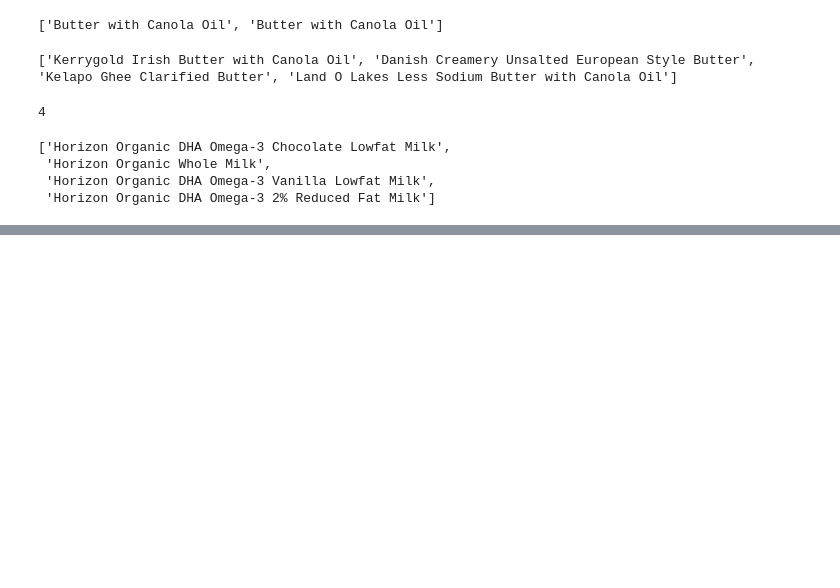
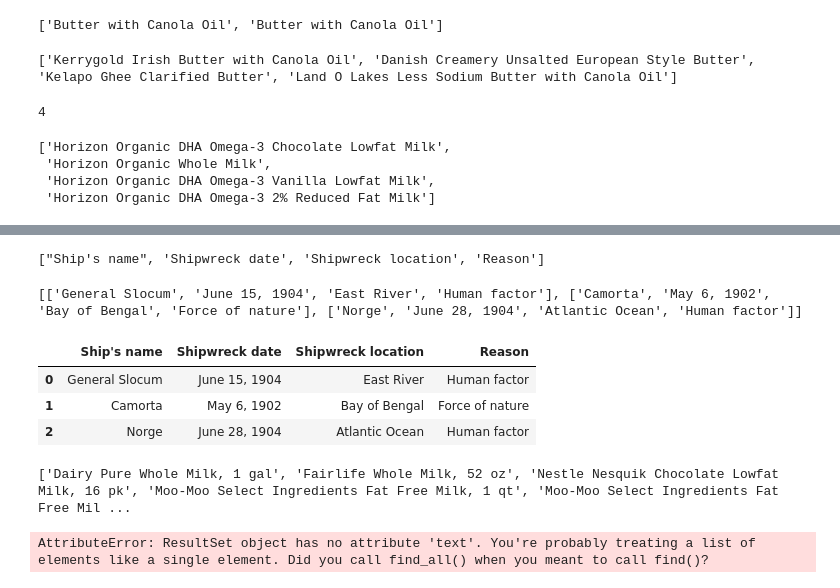
Before and after one commit to Alumasa/data_science_practicum, a Jupyter notebook: Retrieving Data from Online Resources.ipynb, the cells around one changed output, grey strips where cells are left out. Saved outputs shown, nothing was run; the diff lists cells and outputs as text; code cells hidden in the pictures; blank space fills up the shorter version.

Commit message:
HTML Parsing with Beautiful Soup

```diff
--- a/Retrieving Data from Online Resources.ipynb
+++ b/Retrieving Data from Online Resources.ipynb
@@ -240,0 +268,2 @@ found_products = re.findall('Horizon[ A-z\d\-%]*', req_text)
+# %%
+soup=BeautifulSoup(req.text, 'lxml')
@@ -240,0 +302,5 @@ found_products = re.findall('Horizon[ A-z\d\-%]*', req_text)
+# %%
+table = soup.find('table',attrs={"id": "ten_years_first"})
+# applying find method to table tag
+# specifying the attribute of the first table: ten_years_first
+print(table)
@@ -240,0 +325,31 @@ found_products = re.findall('Horizon[ A-z\d\-%]*', req_text)
+# %%
+heading_table = [] # List where the names of the columns will be stored
+for row in table.find_all('th'): # The names of the columns are inside <th> elements,
+# so we'll find all <th> elements in the table and run them through in a loop
+        heading_table.append(row.text) # Add the content from the <th> tag to the heading_table list using append()
+print(heading_table)
+# %% [output]
+["Ship's name", 'Shipwreck date', 'Shipwreck location', 'Reason']
+# %%
+content=[] # list where the table data will be stored
+for row in table.find_all('tr'):
+# Each row is wrapped in a <tr> tag, we need to loop through all the rows
+    if not row.find_all('th'):
+# We need this condition to ignore the first row of the table, with headings
+            content.append([element.text for element in row.find_all('td')])
+            # Within each row the cell content is wrapped in <td> </td> tags
+            # We need to loop through all <td> elements, extract the content from the cells, and add it to the list
+            # Then add each of the lists to the content list
+print(content)
+# %% [output]
+[['General Slocum', 'June 15, 1904', 'East River', 'Human factor'], ['Camorta', 'May 6, 1902', 'Bay of Bengal', 'Force of nature'], ['Norge', 'June 28, 1904', 'Atlantic Ocean', 'Human factor']]
+# %%
+import pandas as pd
+shipwrecks = pd.DataFrame(content, columns=heading_table)
+# pass two-dimensional content list as data and heading_table as headings
+shipwrecks.head()
+# %% [output]
+|  | Ship's name | Shipwreck date | Shipwreck location | Reason |
+| 0 | General Slocum | June 15, 1904 | East River | Human factor |
+| 1 | Camorta | May 6, 1902 | Bay of Bengal | Force of nature |
+| 2 | Norge | June 28, 1904 | Atlantic Ocean | Human factor |
@@ -240,0 +363,12 @@ found_products = re.findall('Horizon[ A-z\d\-%]*', req_text)
+# %%
+for row in table:
+    row = row.text.strip('\n')
+    name_products.append(row)
+
+print(name_products)
+# %% [output]
+['Dairy Pure Whole Milk, 1 gal', 'Fairlife Whole Milk, 52 oz', 'Nestle Nesquik Chocolate Lowfat Milk, 16 pk', 'Moo-Moo Select Ingredients Fat Free Milk, 1 qt', 'Moo-Moo Select Ingredients Fat Free Mil ...
+# %%
+table.text
+# %% [output]
+AttributeError: ResultSet object has no attribute 'text'. You're probably treating a list of elements like a single element. Did you call find_all() when you meant to call find()?
```
Also changed, not shown: parts of 21 cells of this notebook.
